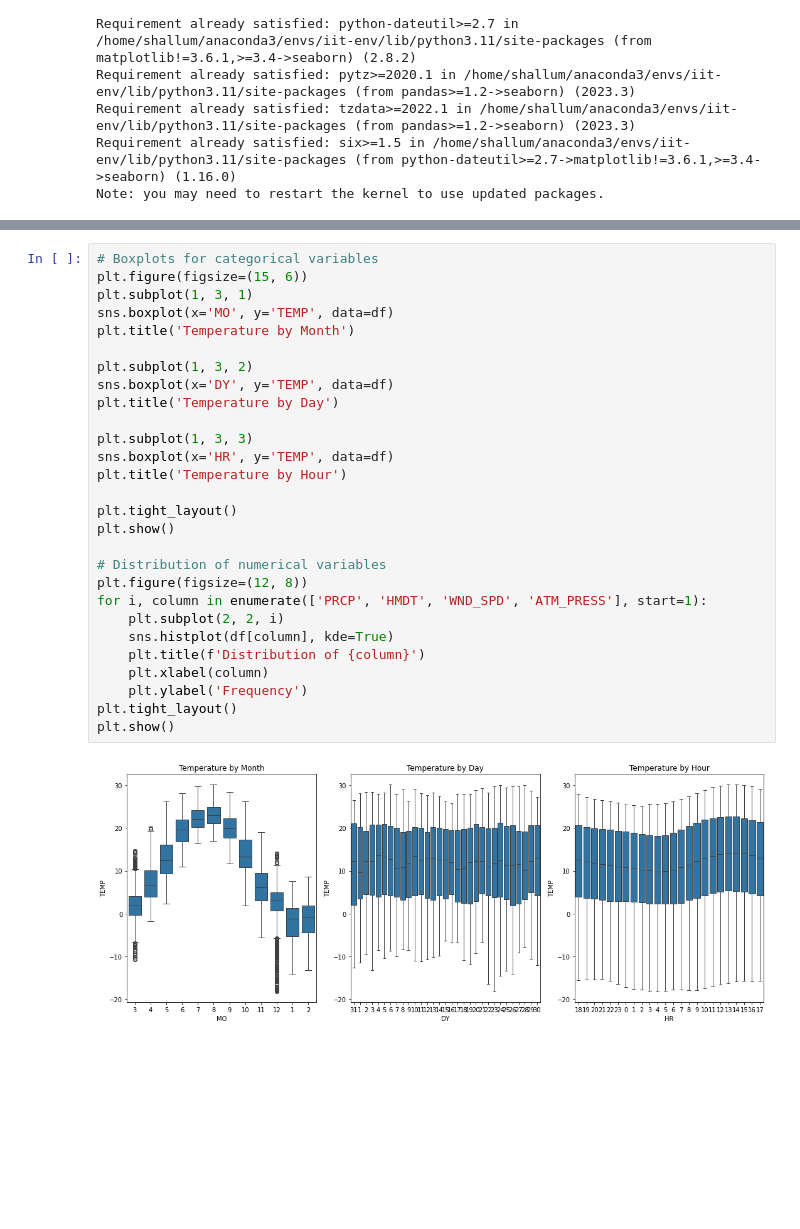
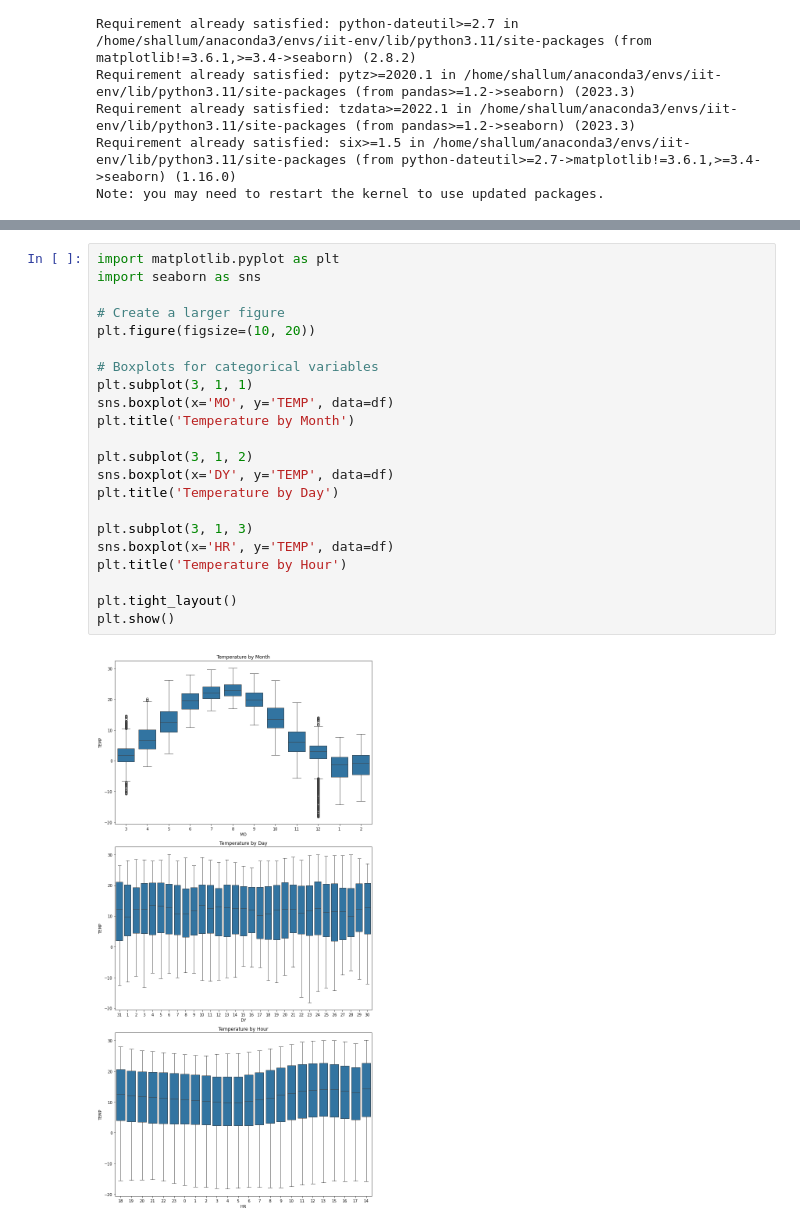
Before and after one commit to Abhiii999/ChicagoWeatherPred_ML, a Jupyter notebook: chicago-weather-prediction.ipynb, the cells around one changed output, grey strips where cells are left out. Cells and saved outputs as stored; diff of their text form; blank space fills up the shorter version.

```diff
--- a/chicago-weather-prediction.ipynb
+++ b/chicago-weather-prediction.ipynb
@@ -128,30 +127,24 @@ max      101.670000  202312.000000
 # %%
+import matplotlib.pyplot as plt
+import seaborn as sns
+
+# Create a larger figure
+plt.figure(figsize=(10, 20))
+
 # Boxplots for categorical variables
-plt.figure(figsize=(15, 6))
-plt.subplot(1, 3, 1)
+plt.subplot(3, 1, 1)
 sns.boxplot(x='MO', y='TEMP', data=df)
 plt.title('Temperature by Month')
 
-plt.subplot(1, 3, 2)
+plt.subplot(3, 1, 2)
 sns.boxplot(x='DY', y='TEMP', data=df)
 plt.title('Temperature by Day')
 
-plt.subplot(1, 3, 3)
+plt.subplot(3, 1, 3)
 sns.boxplot(x='HR', y='TEMP', data=df)
 plt.title('Temperature by Hour')
 
 plt.tight_layout()
 plt.show()
-
-# Distribution of numerical variables
-plt.figure(figsize=(12, 8))
-for i, column in enumerate(['PRCP', 'HMDT', 'WND_SPD', 'ATM_PRESS'], start=1):
-    plt.subplot(2, 2, i)
-    sns.histplot(df[column], kde=True)
-    plt.title(f'Distribution of {column}')
-    plt.xlabel(column)
-    plt.ylabel('Frequency')
-plt.tight_layout()
-plt.show()
 # %% [output]
-[figure, old version]
+[figure, new version]
```
Also changed, not shown: parts of 34 cells of this notebook, 1 other file.
